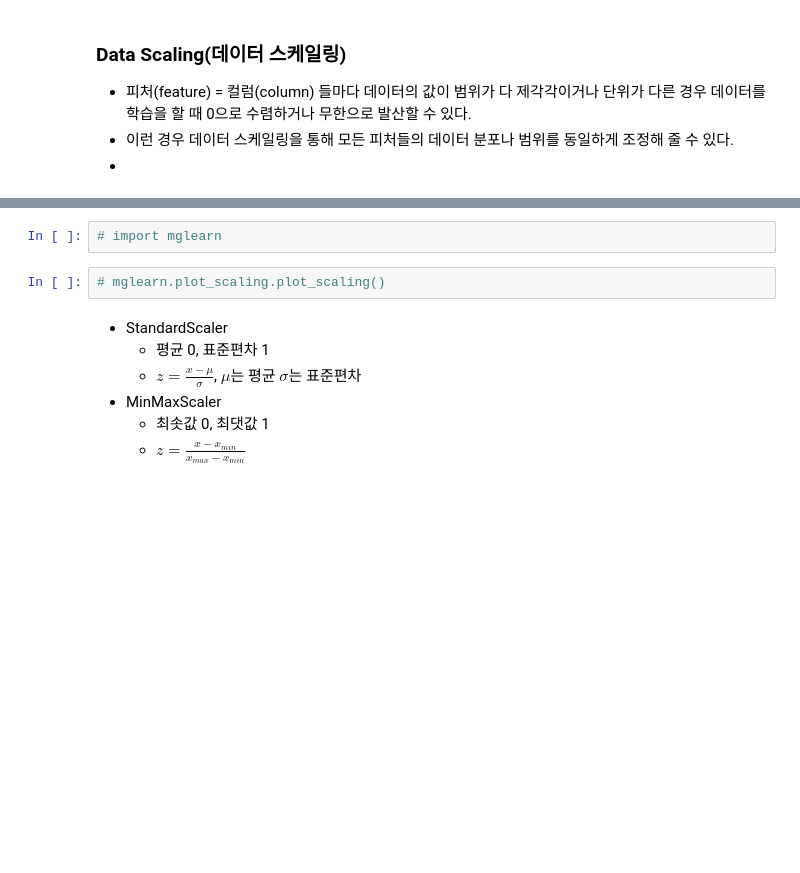
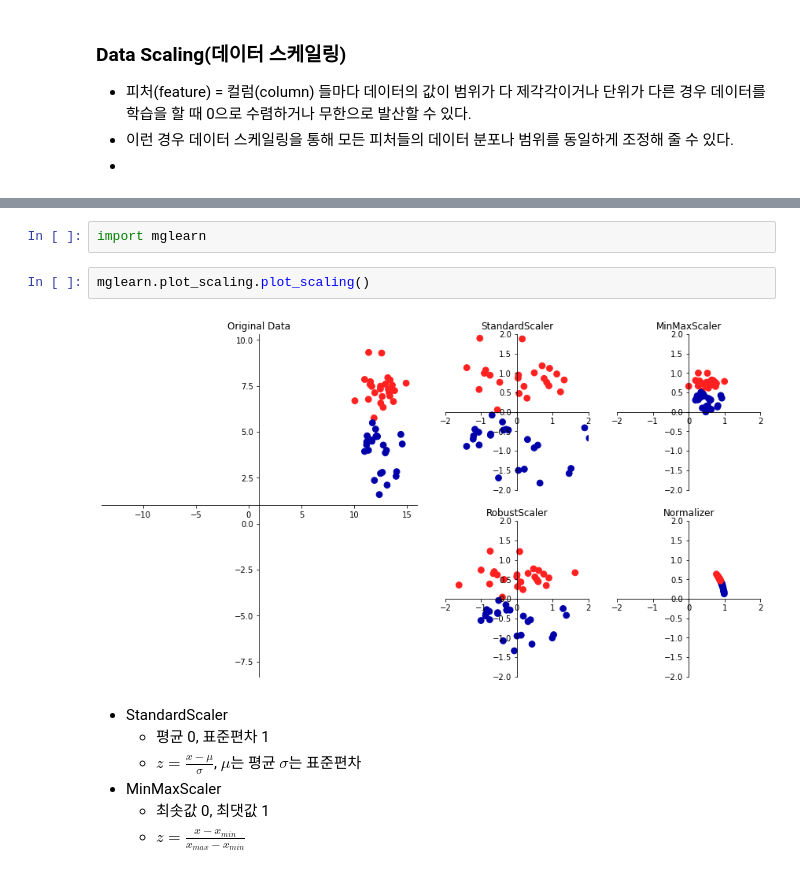
Before and after one commit to dlscks/pythondemo, a Jupyter notebook: python_30_기계학습_데이터분리_Scaling.ipynb, the cells around one changed output, grey strips where cells are left out. Saved outputs shown, nothing was run; the diff lists cells and outputs as text; blank space fills up the shorter version.

```diff
--- a/python_30_기계학습_데이터분리_Scaling.ipynb
+++ b/python_30_기계학습_데이터분리_Scaling.ipynb
@@ -393,10 +405,12 @@ Requirement already satisfied: six>=1.5 in /usr/local/lib/python3.8/dist-package
 Requirement already satisfied: pytz>=2017.3 in /usr/local/lib/python3.8/dist-packages (from pandas->mglearn) (2022.6)
 Requirement already satisfied: scipy>=1.1.0 in /usr/local/lib/python3.8/dist-packages (from scikit-learn->mglearn) (1.7.3)
 Requirement already satisfied: threadpoolctl>=2.0.0 in /usr/local/lib/python3.8/dist-packages (from scikit-learn->mglearn) (3.1.0)
-# %%
-# import mglearn
+# %%
+import mglearn
 # %%
-# mglearn.plot_scaling.plot_scaling()
+mglearn.plot_scaling.plot_scaling()
+# %% [output]
+[figure, added]
 # %% [markdown]
 - StandardScaler
     - 평균 0, 표준편차 1
```
Also changed, not shown: parts of 2 cells of this notebook.
